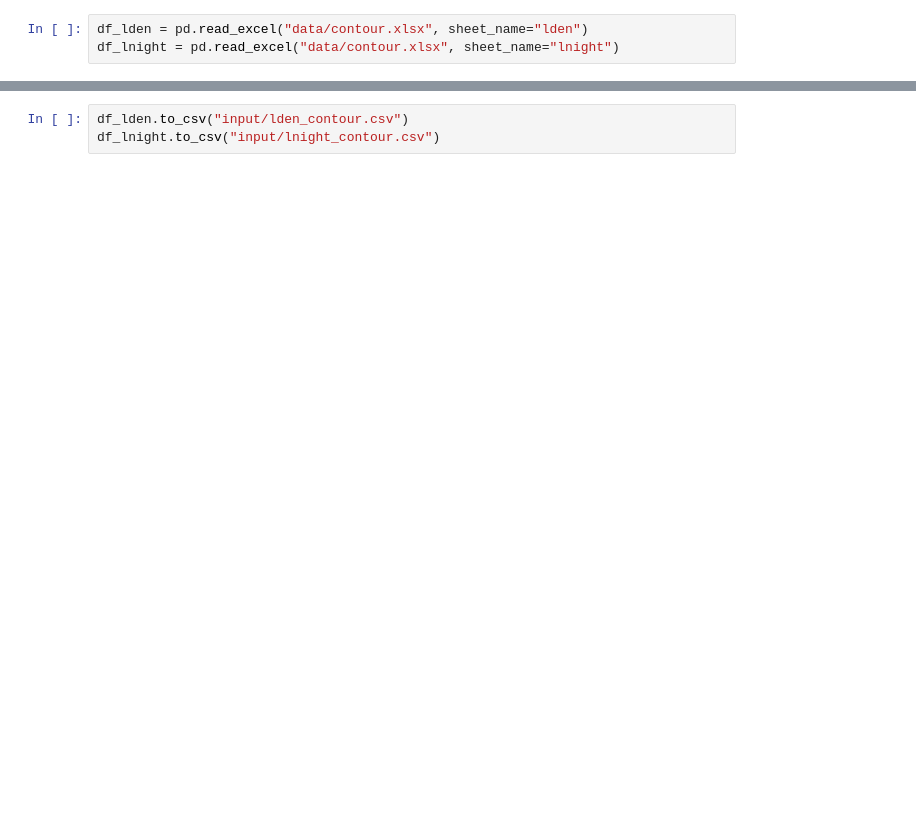
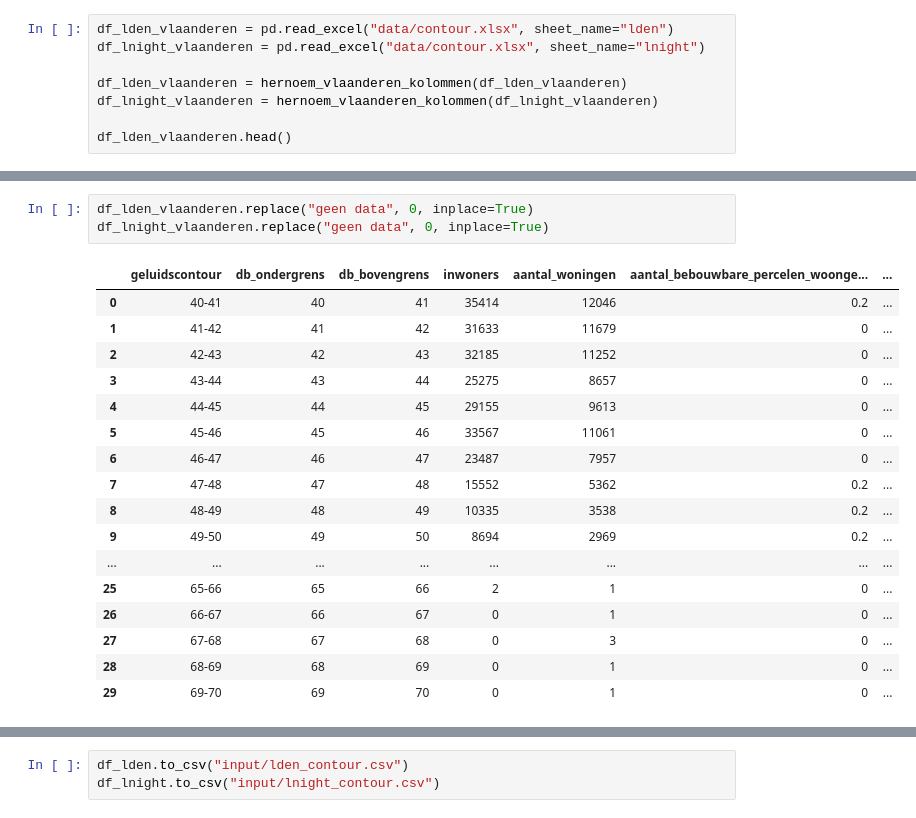
Before and after one commit to idea-consult/dashboard-balanced-approach, a Jupyter notebook: contour.ipynb, the cells around one changed output, grey strips where cells are left out. Cells and saved outputs as stored; diff of their text form; blank space fills up the shorter version.

```diff
--- a/contour.ipynb
+++ b/contour.ipynb
@@ -7,4 +131,9 @@ import pandas as pd
 # %%
-df_lden = pd.read_excel("data/contour.xlsx", sheet_name="lden")
-df_lnight = pd.read_excel("data/contour.xlsx", sheet_name="lnight")
+df_lden_vlaanderen = pd.read_excel("data/contour.xlsx", sheet_name="lden")
+df_lnight_vlaanderen = pd.read_excel("data/contour.xlsx", sheet_name="lnight")
+
+df_lden_vlaanderen = hernoem_vlaanderen_kolommen(df_lden_vlaanderen)
+df_lnight_vlaanderen = hernoem_vlaanderen_kolommen(df_lnight_vlaanderen)
+
+df_lden_vlaanderen.head()
 # %% [output]
@@ -34,0 +150,21 @@ df_lnight.replace("geen data", 0, inplace=True)
+# %%
+df_lden_vlaanderen.replace("geen data", 0, inplace=True)
+df_lnight_vlaanderen.replace("geen data", 0, inplace=True)
+# %% [output]
+|  | geluidscontour | db_ondergrens | db_bovengrens | inwoners | aantal_woningen | aantal_bebouwbare_percelen_woonge... | ... |
+| 0 | 40-41 | 40 | 41 | 35414 | 12046 | 0.2 | ... |
+| 1 | 41-42 | 41 | 42 | 31633 | 11679 | 0 | ... |
+| 2 | 42-43 | 42 | 43 | 32185 | 11252 | 0 | ... |
+| 3 | 43-44 | 43 | 44 | 25275 | 8657 | 0 | ... |
+| 4 | 44-45 | 44 | 45 | 29155 | 9613 | 0 | ... |
+| 5 | 45-46 | 45 | 46 | 33567 | 11061 | 0 | ... |
+| 6 | 46-47 | 46 | 47 | 23487 | 7957 | 0 | ... |
+| 7 | 47-48 | 47 | 48 | 15552 | 5362 | 0.2 | ... |
+| 8 | 48-49 | 48 | 49 | 10335 | 3538 | 0.2 | ... |
+| 9 | 49-50 | 49 | 50 | 8694 | 2969 | 0.2 | ... |
+| ... | ... | ... | ... | ... | ... | ... | ... |
+| 25 | 65-66 | 65 | 66 | 2 | 1 | 0 | ... |
+| 26 | 66-67 | 66 | 67 | 0 | 1 | 0 | ... |
+| 27 | 67-68 | 67 | 68 | 0 | 3 | 0 | ... |
+| 28 | 68-69 | 68 | 69 | 0 | 1 | 0 | ... |
+| 29 | 69-70 | 69 | 70 | 0 | 1 | 0 | ... |
```
Also changed, not shown: parts of 30 cells of this notebook, 14 other files.
